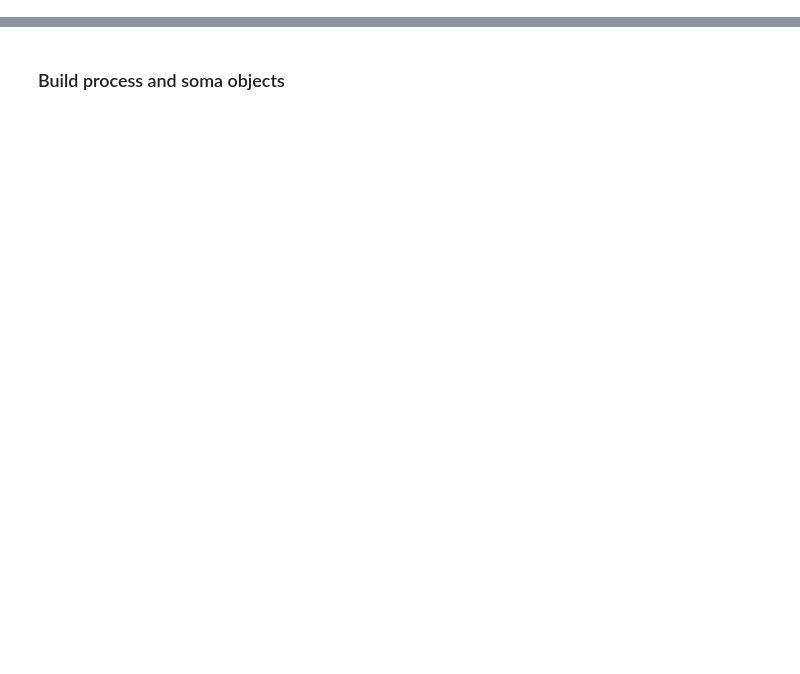
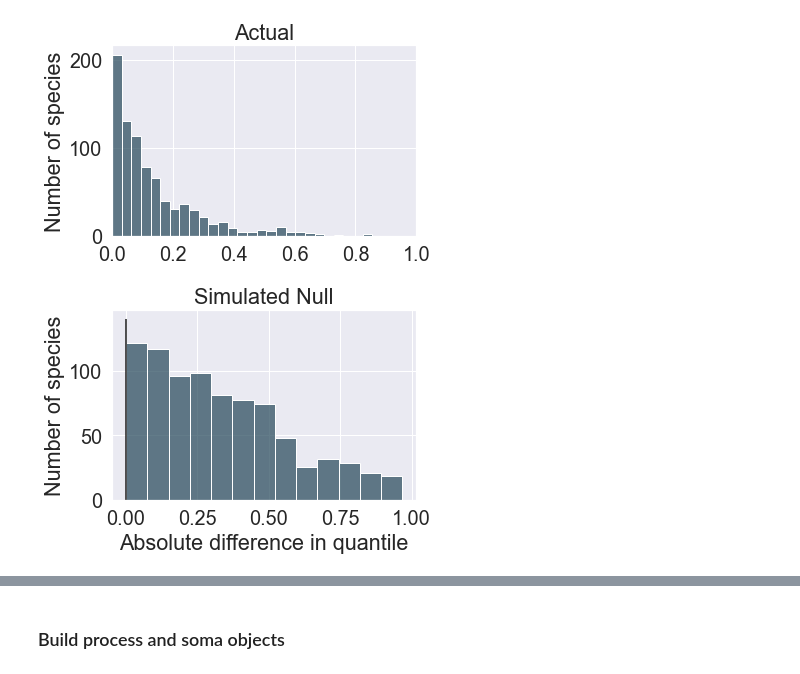
Before and after one commit to Harrison-Oatman/NeuronSegmentation, a Jupyter notebook: session.ipynb, the cells around one changed output, grey strips where cells are left out. Cells and saved outputs as stored; diff of their text form; code cells hidden in the pictures; blank space fills up the shorter version.

```diff
--- a/session.ipynb
+++ b/session.ipynb
@@ -23,4 +30,6 @@ from collections import Counter
 # %%
 parent_directory = os.path.split(file.current_directory)[0]
 datapath = parent_directory + "\\training\\0520\\"
+datapath_two = parent_directory + "\\training\\0605\\"
 plotpath = parent_directory + "\\plots\\"
+plotting.set_dir(plotpath)
@@ -68,0 +218,44 @@ qtree, rna_list = trees.convert_to_qtree(RNA, [0.0, 0.0, somaImage.shape[0], som
+# %%
+def get_quantiles(arr):
+    sorted = np.argsort(arr)
+    found = np.array([np.argwhere(sorted == i)[0][0] for i in range(len(arr))])
+    quantile = found/len(arr)
+    return quantile
+
+left['quantile'] = get_quantiles(np.array(left['dendritic']))
+right['quantile'] = get_quantiles(np.array(right['dendritic']))
+
+realdiffs = left['quantile'] - right['quantile']
+
+n = len(left)
+permutation_one = np.random.choice(range(n), n, replace=False)/n
+permutation_two = np.random.choice(range(n), n, replace=False)/n
+
+simdiffs = permutation_one - permutation_two
+# %%
+
+sns.set(font_scale=1.8)
+
+fig, axes = plt.subplots(nrows=2, ncols=1, figsize = (6,8))
+
+ax = axes[0]
+sns.histplot(np.abs(realdiffs), ax=ax, color=cmap[0])
+ax.vlines([0], ymin=0,ymax=140,colors=[linecolor])
+ax.set_title("Actual")
+ax.set_xlim(0,1)
+ax.set_xlabel(None)
+ax.set_ylabel("Number of species")
+# plt.savefig(fname=plotpath+'quantilediff.png',bbox_inches='tight')
+# plt.show()
+
+ax=axes[1]
+sns.histplot(np.abs(simdiffs), ax=ax, color=cmap[0])
+ax.vlines([0], ymin=0,ymax=140,colors=[linecolor])
+ax.set_title("Simulated Null")
+ax.set_xlabel("Absolute difference in quantile")
+ax.set_ylabel("Number of species")
+plt.tight_layout()
+plt.savefig(fname=plotpath+'realvssimquantile.png',bbox_inches='tight')
+plt.show()
+# %% [output]
+[figure, added]
```
Also changed, not shown: parts of 72 cells of this notebook, 13 other files.
